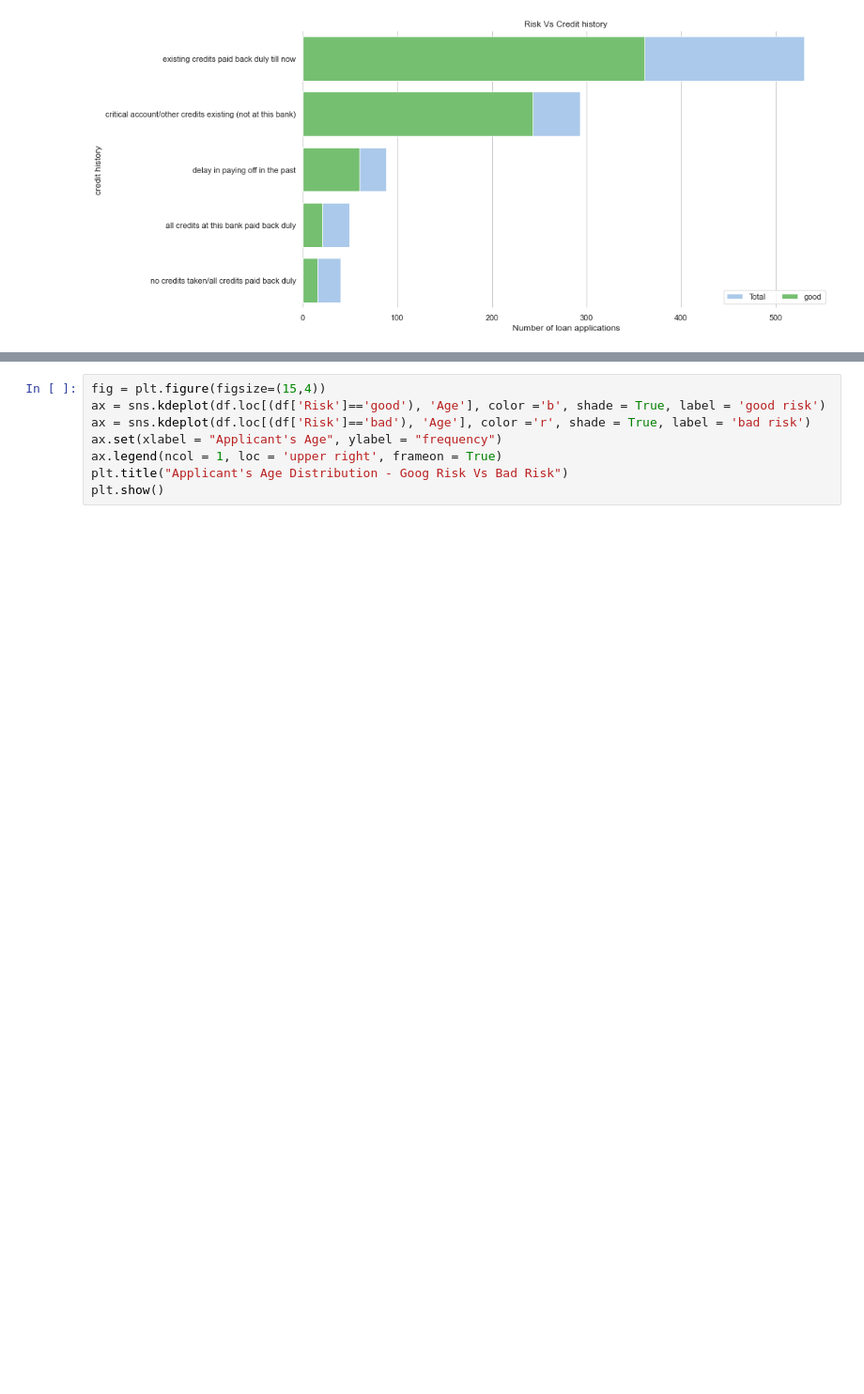
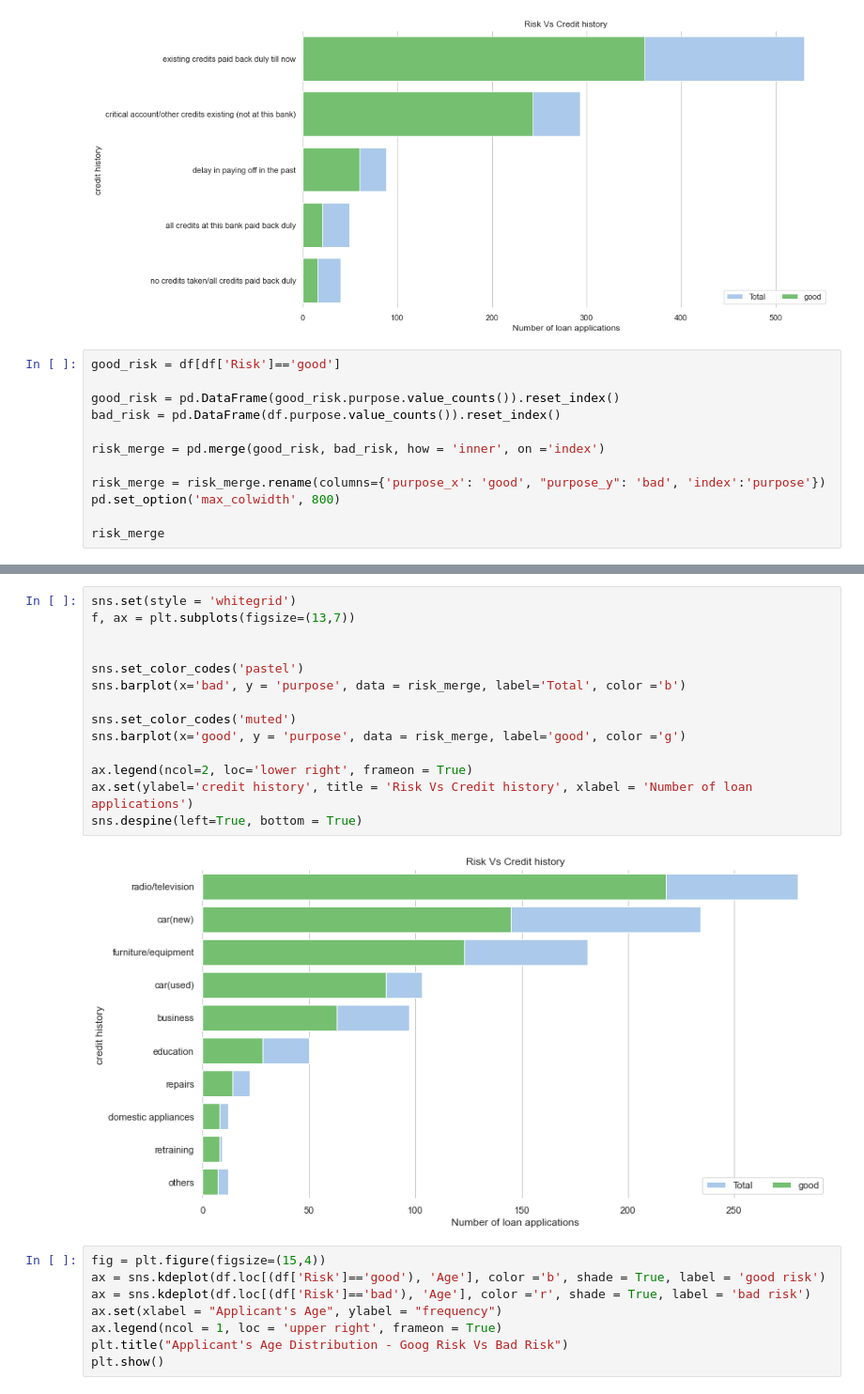
Before and after one commit to waruni1017/Credit-Data-Analysis, a Jupyter notebook: German Credit Data.ipynb, the cells around one changed output, grey strips where cells are left out. Shown at 94% size. Cells and saved outputs as stored; diff of their text form; blank space fills up the shorter version.

```diff
--- a/German Credit Data.ipynb
+++ b/German Credit Data.ipynb
@@ -405,3 +467,15 @@ ax.set(ylabel='credit history', title = 'Risk Vs Credit history', xlabel = 'Numb
 sns.despine(left=True, bottom = True)
 # %% [output]
 [figure]
+# %%
+good_risk = df[df['Risk']=='good']
+
+good_risk = pd.DataFrame(good_risk.purpose.value_counts()).reset_index()
+bad_risk = pd.DataFrame(df.purpose.value_counts()).reset_index()
+
+risk_merge = pd.merge(good_risk, bad_risk, how = 'inner', on ='index')
+
+risk_merge = risk_merge.rename(columns={'purpose_x': 'good', "purpose_y": 'bad', 'index':'purpose'})
+pd.set_option('max_colwidth', 800)
+
+risk_merge
@@ -408,3 +494,19 @@ sns.despine(left=True, bottom = True)
+# %%
+sns.set(style = 'whitegrid')
+f, ax = plt.subplots(figsize=(13,7))
+
+
+sns.set_color_codes('pastel')
+sns.barplot(x='bad', y = 'purpose', data = risk_merge, label='Total', color ='b')
+
+sns.set_color_codes('muted')
+sns.barplot(x='good', y = 'purpose', data = risk_merge, label='good', color ='g')
+
+ax.legend(ncol=2, loc='lower right', frameon = True)
+ax.set(ylabel='credit history', title = 'Risk Vs Credit history', xlabel = 'Number of loan applications')
+sns.despine(left=True, bottom = True)
+# %% [output]
+[figure, added]
 # %%
 fig = plt.figure(figsize=(15,4))
 ax = sns.kdeplot(df.loc[(df['Risk']=='good'), 'Age'], color ='b', shade = True, label = 'good risk')
```
Also changed, not shown: parts of 34 cells of this notebook.
